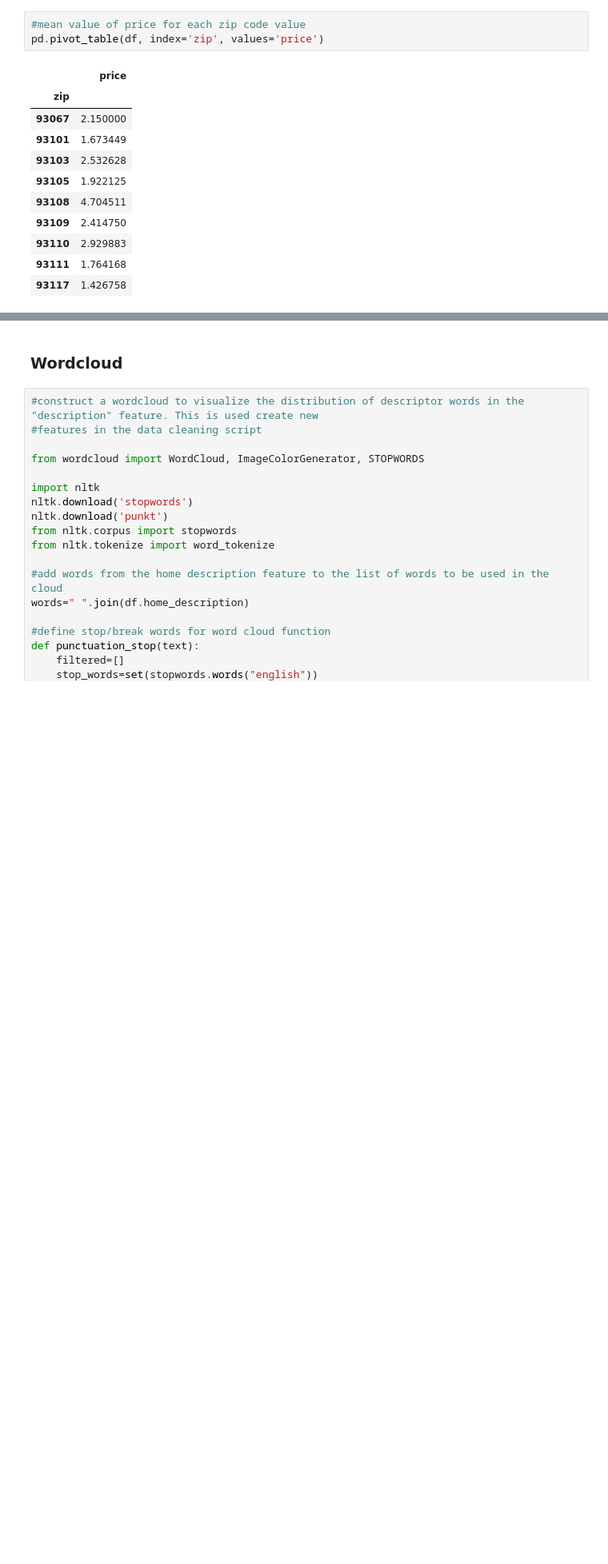
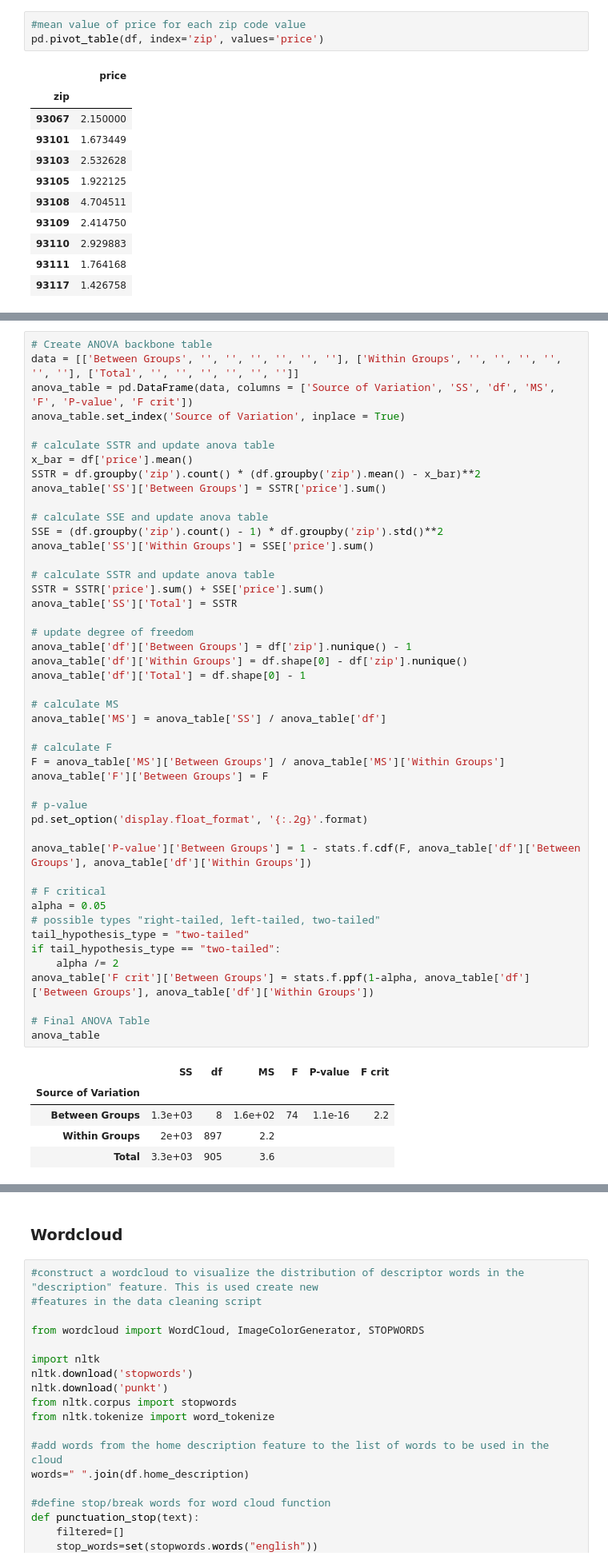
Before and after one commit to dakotarawlings/local_realestate_market_analysis, a Jupyter notebook: data_EDA.ipynb, the cells around one changed output, grey strips where cells are left out. Shown: that part at 80% size. Drawn from its saved outputs; the diff is of its cells as text; blank space fills up the shorter version.

Commit message:
anova updates in EDA script

```diff
--- a/data_EDA.ipynb
+++ b/data_EDA.ipynb
@@ -260,0 +282,52 @@ pd.pivot_table(df, index='zip', values='price')
+# %%
+# Create ANOVA backbone table
+data = [['Between Groups', '', '', '', '', '', ''], ['Within Groups', '', '', '', '', '', ''], ['Total', '', '', '', '', '', '']]
+anova_table = pd.DataFrame(data, columns = ['Source of Variation', 'SS', 'df', 'MS', 'F', 'P-value', 'F crit'])
+anova_table.set_index('Source of Variation', inplace = True)
+
+# calculate SSTR and update anova table
+x_bar = df['price'].mean()
+SSTR = df.groupby('zip').count() * (df.groupby('zip').mean() - x_bar)**2
+anova_table['SS']['Between Groups'] = SSTR['price'].sum()
+
+# calculate SSE and update anova table
+SSE = (df.groupby('zip').count() - 1) * df.groupby('zip').std()**2
+anova_table['SS']['Within Groups'] = SSE['price'].sum()
+
+# calculate SSTR and update anova table
+SSTR = SSTR['price'].sum() + SSE['price'].sum()
+anova_table['SS']['Total'] = SSTR
+
+# update degree of freedom
+anova_table['df']['Between Groups'] = df['zip'].nunique() - 1
+anova_table['df']['Within Groups'] = df.shape[0] - df['zip'].nunique()
+anova_table['df']['Total'] = df.shape[0] - 1
+
+# calculate MS
+anova_table['MS'] = anova_table['SS'] / anova_table['df']
+
+# calculate F
+F = anova_table['MS']['Between Groups'] / anova_table['MS']['Within Groups']
+anova_table['F']['Between Groups'] = F
+
+# p-value
+pd.set_option('display.float_format', '{:.2g}'.format)
+
+anova_table['P-value']['Between Groups'] = 1 - stats.f.cdf(F, anova_table['df']['Between Groups'], anova_table['df']['Within Groups'])
+
+# F critical
+alpha = 0.05
+# possible types "right-tailed, left-tailed, two-tailed"
+tail_hypothesis_type = "two-tailed"
+if tail_hypothesis_type == "two-tailed":
+    alpha /= 2
+anova_table['F crit']['Between Groups'] = stats.f.ppf(1-alpha, anova_table['df']['Between Groups'], anova_table['df']['Within Groups'])
+
+# Final ANOVA Table
+anova_table
+# %% [output]
+|  | SS | df | MS | F | P-value | F crit |
+| Source of Variation |  |  |  |  |  |  |
+| Between Groups | 1.3e+03 | 8 | 1.6e+02 | 74 | 1.1e-16 | 2.2 |
+| Within Groups | 2e+03 | 897 | 2.2 |  |  |  |
+| Total | 3.3e+03 | 905 | 3.6 |  |  |  |
```
Also changed, not shown: parts of 4 cells of this notebook.
